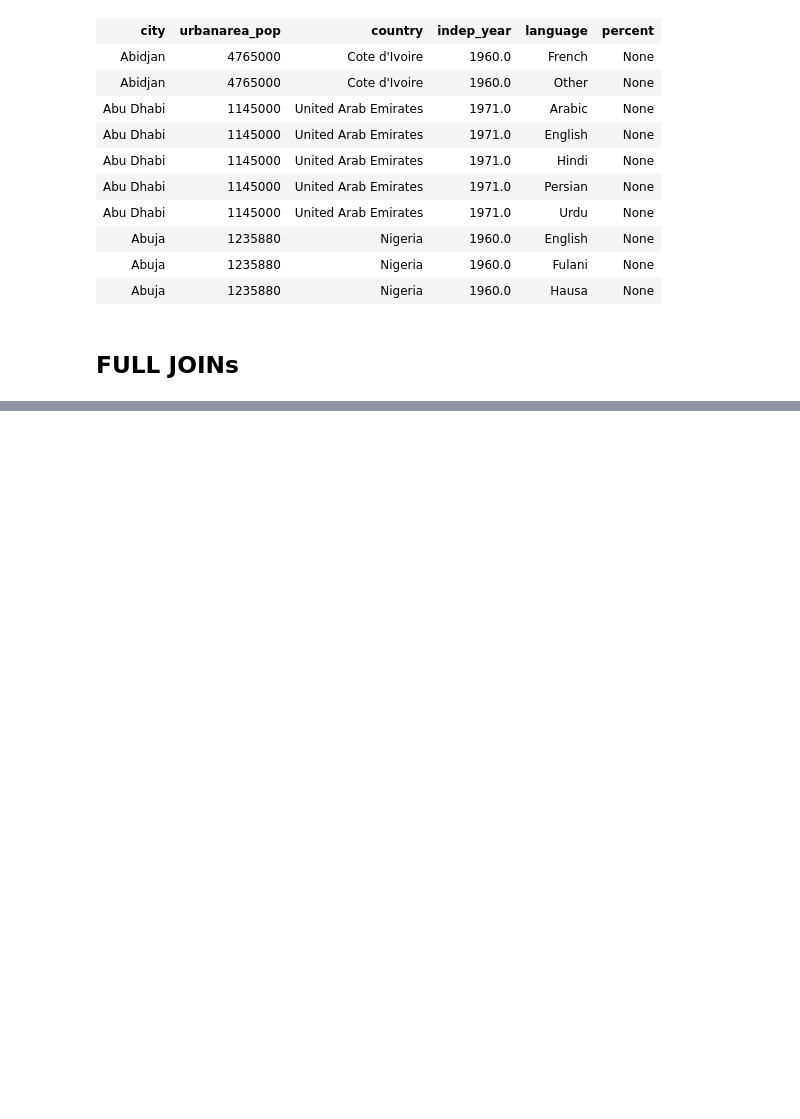
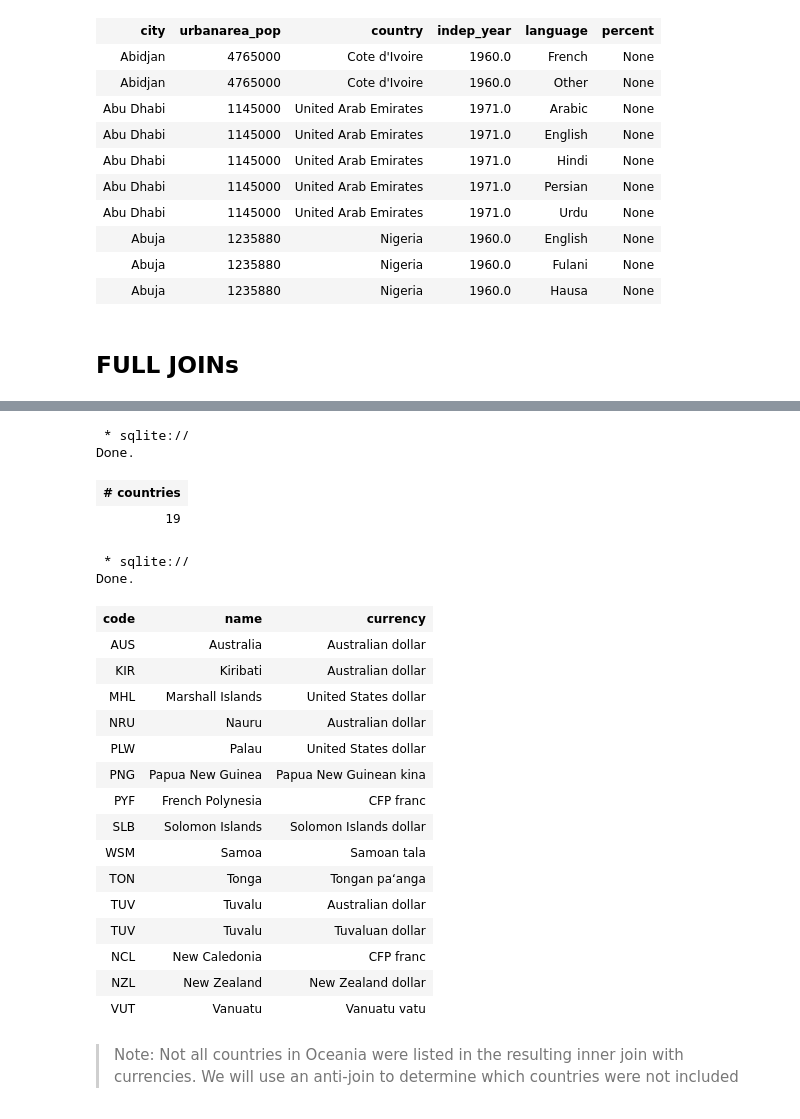
Before and after one commit to VictorOmondi1997/Joining-Data-in-SQL, a Jupyter notebook: Joining Data in SQL.ipynb, the cells around one changed output, grey strips where cells are left out. Drawn from its saved outputs; the diff is of its cells as text; code cells hidden in the pictures; blank space fills up the shorter version.

```diff
--- a/Joining Data in SQL.ipynb
+++ b/Joining Data in SQL.ipynb
@@ -766,0 +1582,46 @@ Done.
+# %%
+%%sql
+-- Select statement
+SELECT COUNT(*) '# countries'
+  -- From countries
+  FROM countries
+-- Where continent is Oceania
+WHERE continent = 'Oceania';
+# %% [output]
+ * sqlite://
+Done.
+| # countries |
+| 19 |
+# %%
+%%sql
+-- 5. Select fields (with aliases)
+SELECT c1.code, c1.name, basic_unit currency
+  -- 1. From countries (alias as c1)
+  FROM countries c1
+  	-- 2. Join with currencies (alias as c2)
+  	INNER JOIN currencies
+    -- 3. Match on code
+    USING(code)
+-- 4. Where continent is Oceania
+WHERE continent='Oceania';
+# %% [output]
+ * sqlite://
+Done.
+| code | name | currency |
+| AUS | Australia | Australian dollar |
+| KIR | Kiribati | Australian dollar |
+| MHL | Marshall Islands | United States dollar |
+| NRU | Nauru | Australian dollar |
+| PLW | Palau | United States dollar |
+| PNG | Papua New Guinea | Papua New Guinean kina |
+| PYF | French Polynesia | CFP franc |
+| SLB | Solomon Islands | Solomon Islands dollar |
+| WSM | Samoa | Samoan tala |
+| TON | Tonga | Tongan paʻanga |
+| TUV | Tuvalu | Australian dollar |
+| TUV | Tuvalu | Tuvaluan dollar |
+| NCL | New Caledonia | CFP franc |
+| NZL | New Zealand | New Zealand dollar |
+| VUT | Vanuatu | Vanuatu vatu |
+# %% [markdown]
+> Note: Not all countries in Oceania were listed in the resulting inner join with currencies. We will use an anti-join to determine which countries were not included
```
Also changed, not shown: parts of 94 cells of this notebook.
